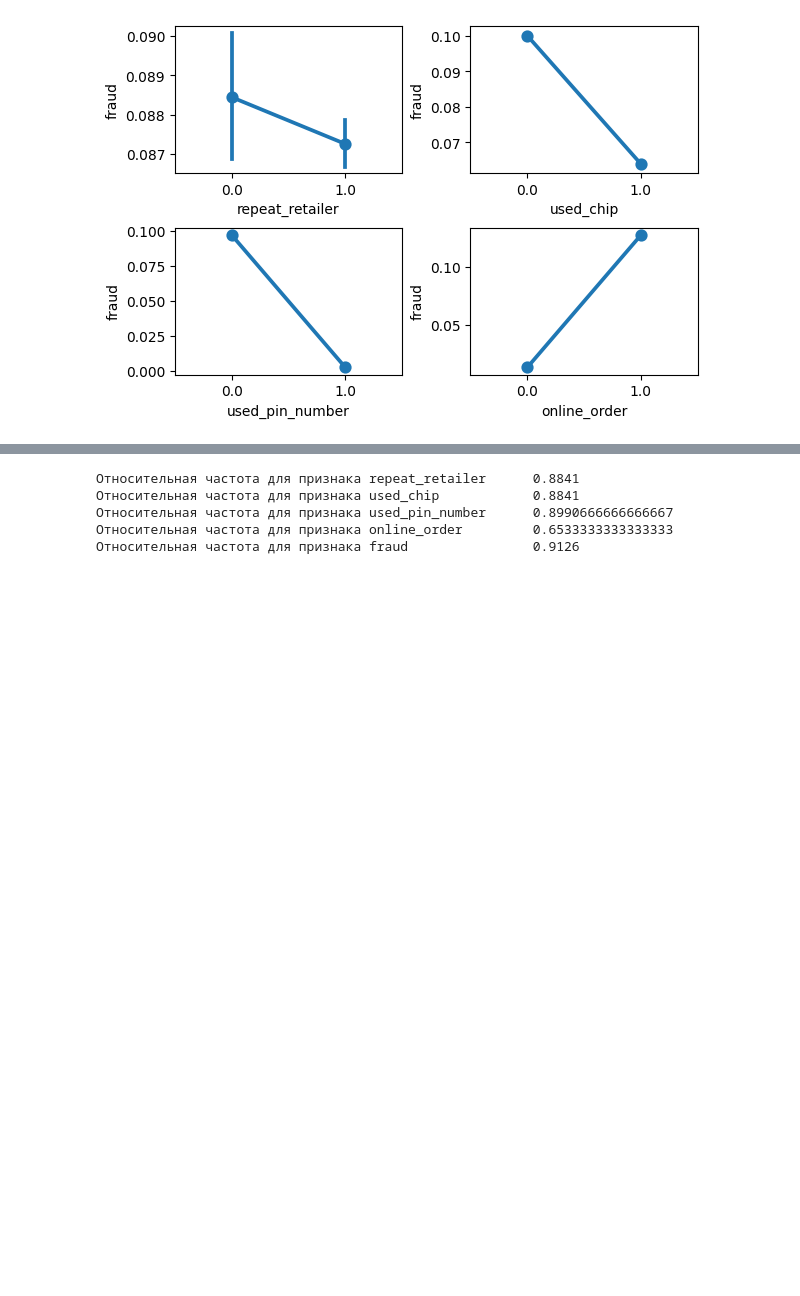
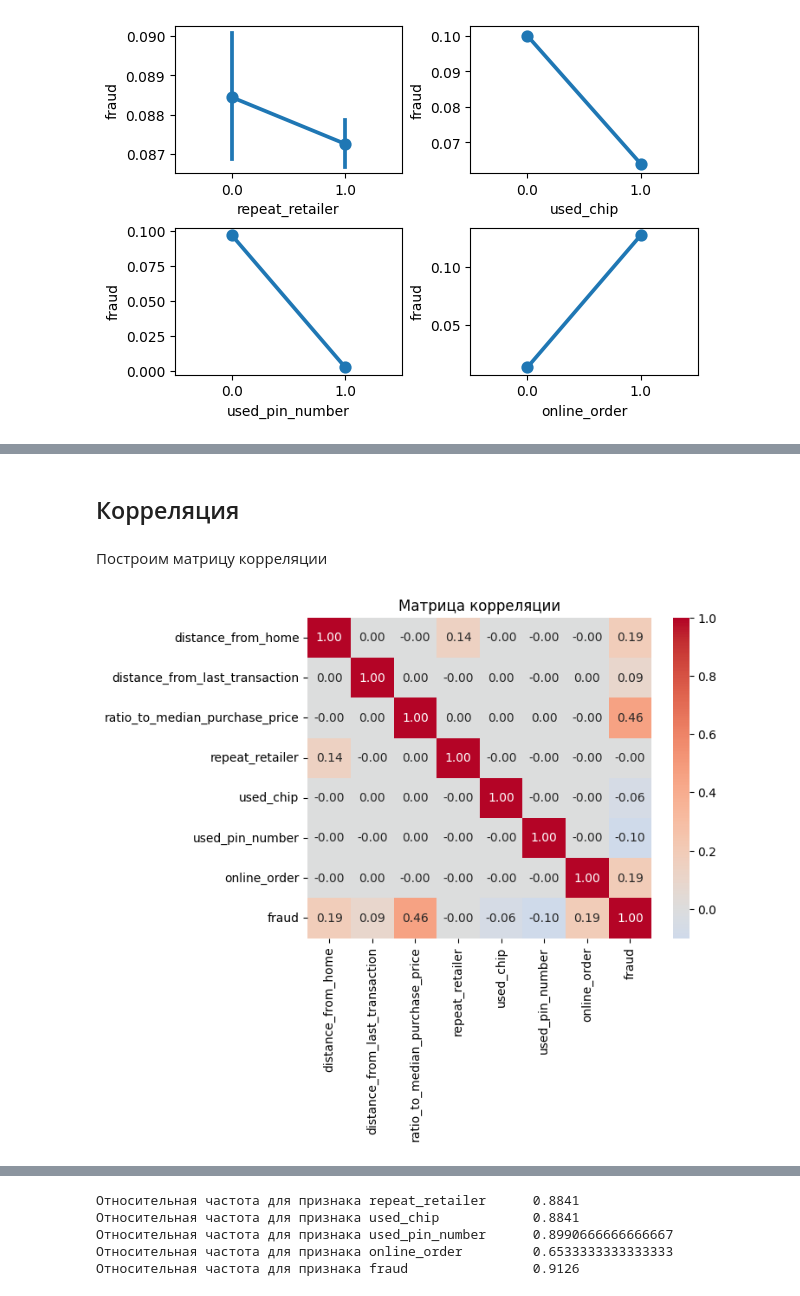
Before and after one commit to antohachekhov/Credit-Card-Fraud, a Jupyter notebook: eda_dataset.ipynb, the cells around one changed output, grey strips where cells are left out. Cells and saved outputs as stored; diff of their text form; code cells hidden in the pictures; blank space fills up the shorter version.

Commit message:
Добавлена корреляция

```diff
--- a/eda_dataset.ipynb
+++ b/eda_dataset.ipynb
@@ -540,0 +292,3 @@ Correlation for larger outliers in outlier_ratio_to_median_purchase_price and ou
+# %%
+dataset["fraud"] = dataset["fraud"].astype(int)
+dataset.pivot_table(values="fraud", index="online_order", columns="used_chip", aggfunc="mean", observed=True)
@@ -540,0 +360,10 @@ Correlation for larger outliers in outlier_ratio_to_median_purchase_price and ou
+# %% [markdown]
+## Корреляция
+# %% [markdown]
+Построим матрицу корреляции
+# %%
+sns.heatmap(dataset.corr(), annot=True, fmt=".2f", cmap="coolwarm", center=0)
+plt.title("Матрица корреляции")
+plt.show()
+# %% [output]
+[figure, added]
```
Also changed, not shown: parts of 43 cells of this notebook.
